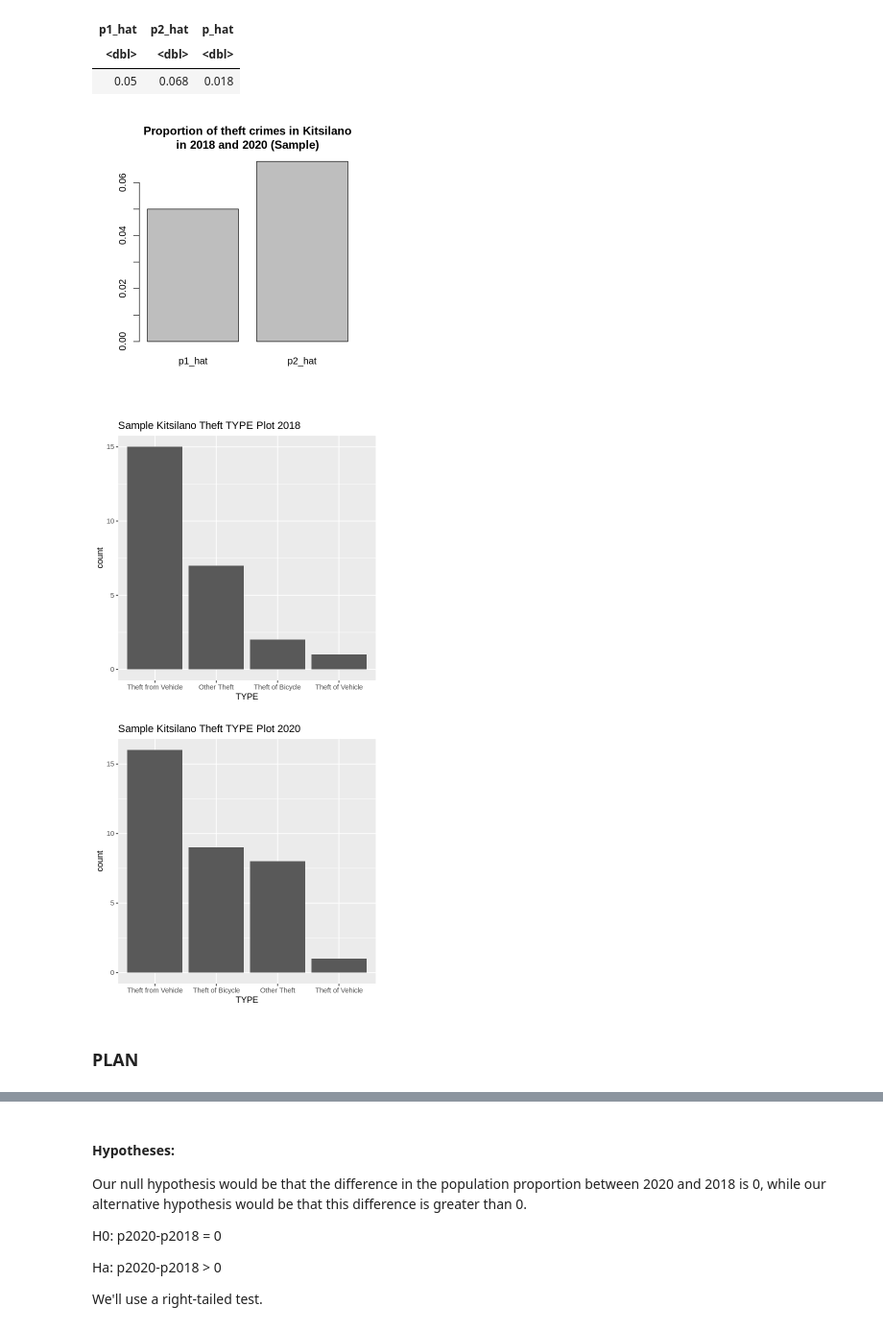
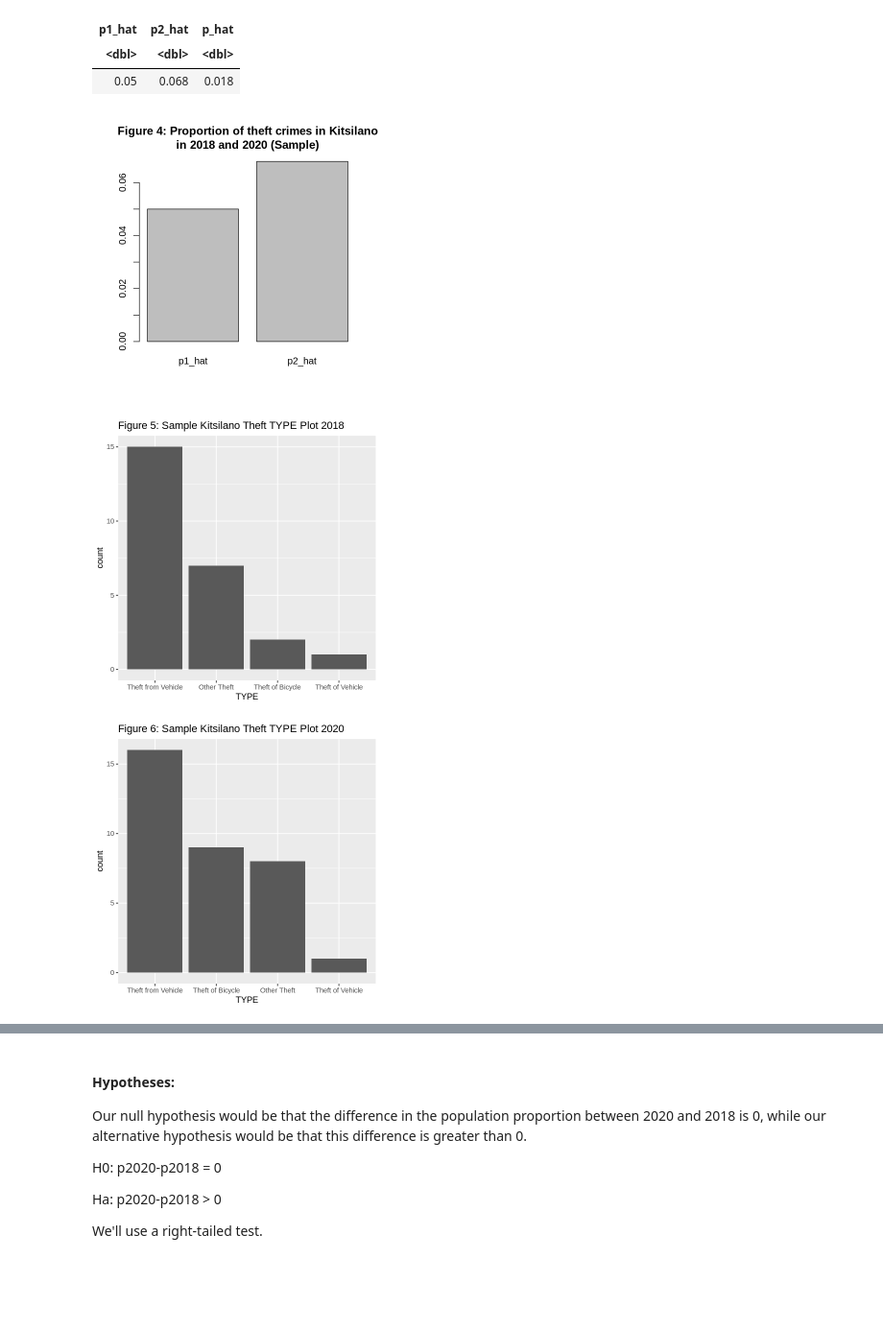
Before and after one commit to Krithik1/STAT_201_PROJECT, a Jupyter notebook: Final_Report.ipynb, the cells around one changed output, grey strips where cells are left out. Shown at 96% size. Drawn from its saved outputs; the diff is of its cells as text; code cells hidden in the pictures; blank space fills up the shorter version.

```diff
--- a/Final_Report.ipynb
+++ b/Final_Report.ipynb
@@ -300,9 +300,9 @@ A tibble: 1 × 3
 # %%
 # Plotting the proportion of theft-related crimes in Kitsilano in samples for both 2018 and 2020 using barplot
 
-barplot(c(p1_hat, p2_hat), main = "Proportion of theft crimes in Kitsilano\nin 2018 and 2020 (Sample)", names.arg = c("p1_hat", "p2_hat"))
+barplot(c(p1_hat, p2_hat), main = "Figure 4: Proportion of theft crimes in Kitsilano\nin 2018 and 2020 (Sample)", names.arg = c("p1_hat", "p2_hat"))
 # %% [output]
-[figure, old version]
+[figure, new version]
 # %%
 # Plotting the total number of crimes for each type of theft-related crimes in the 2018 sample
 
@@ -313,11 +313,11 @@ sample_kitsilano_theft_plot_type_2018 <- all_theft_2018_sample %>%
         ggplot() +
         geom_bar(aes(x = reorder(TYPE, -count), y = count), stat = "identity") +
         xlab("TYPE") +
-        ggtitle("Sample Kitsilano Theft TYPE Plot 2018")
+        ggtitle("Figure 5: Sample Kitsilano Theft TYPE Plot 2018")
 
 sample_kitsilano_theft_plot_type_2018
 # %% [output]
-[figure, old version]
+[figure, new version]
 # %%
 # Plotting the total number of crimes for each type of theft-related crimes in the 2020 sample
 
@@ -328,10 +328,8 @@ sample_kitsilano_theft_plot_type_2020 <- all_theft_2020_sample %>%
         ggplot() +
         geom_bar(aes(x = reorder(TYPE, -count), y = count), stat = "identity") +
         xlab("TYPE") +
-        ggtitle("Sample Kitsilano Theft TYPE Plot 2020")
+        ggtitle("Figure 6: Sample Kitsilano Theft TYPE Plot 2020")
 
 sample_kitsilano_theft_plot_type_2020
 # %% [output]
-[figure, old version]
+[figure, new version]
-# %% [markdown]
-### PLAN
```
Also changed, not shown: parts of 13 cells of this notebook.
